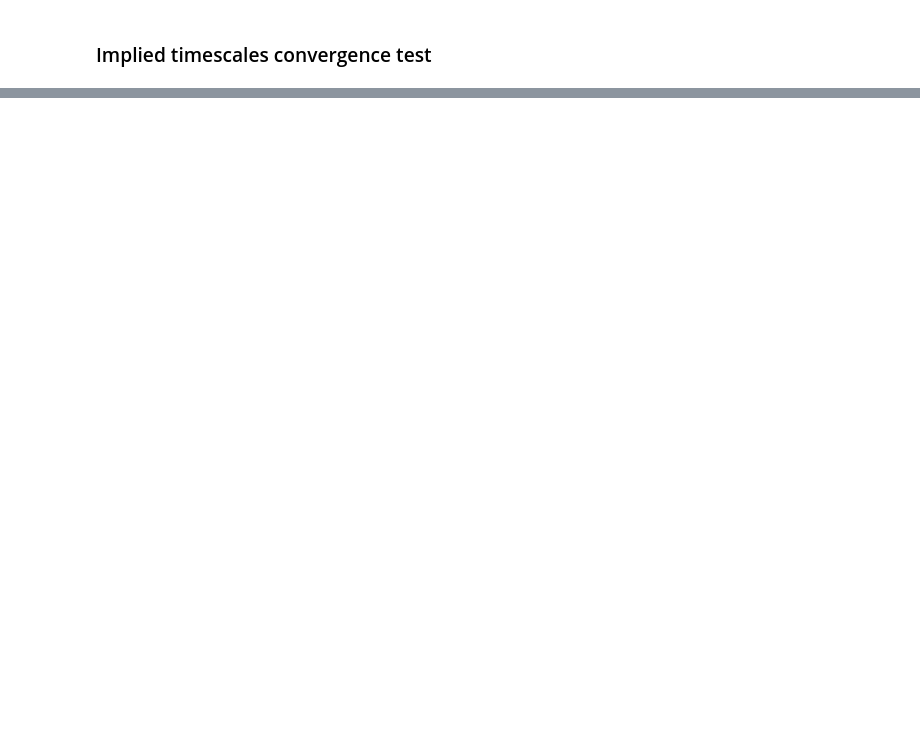
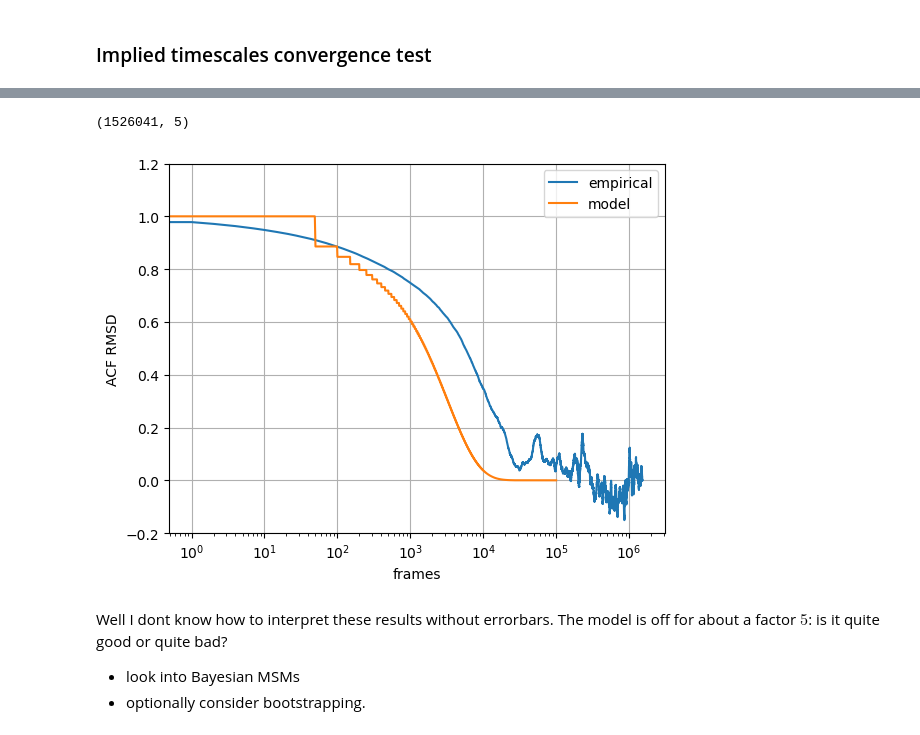
Before and after one commit to miriamzara/MSM, a Jupyter notebook: step_3_msm_construction.ipynb, the cells around one changed output, grey strips where cells are left out. Cells and saved outputs as stored; diff of their text form; code cells hidden in the pictures; blank space fills up the shorter version.

Commit message:
microstate validation done

```diff
--- a/step_3_msm_construction.ipynb
+++ b/step_3_msm_construction.ipynb
@@ -215,0 +342,20 @@ Lag this model was estimated at:  50
+# %%
+pca_traj = np.load("intermediate_outputs/mindists2_pca_5.npz")["arr_0"]
+pca_traj.shape
+# %% [output]
+(1526041, 5)
+# %%
+from tqdm.auto import tqdm
+from numpy.linalg import norm
+
+n_microstates = centers.shape[0]
+representative_frames = np.zeros(centers.shape[0])
+
+representative_frames = np.array([
+    np.argmin(norm(pca_traj - center, axis=1))
+    for center in tqdm(centers, desc="Finding representative frames")
+])
+# %%
+RMSD_timeseries = np.load("intermediate_outputs/RMSD_crystal_nm.npy")
+
+theta_array = RMSD_timeseries[representative_frames]
@@ -215,0 +400,23 @@ Lag this model was estimated at:  50
+# %%
+empirical_acf = get_empirical_autocorrelation(RMSD_timeseries)
+model_acf = get_msm_autocorrelation(theta_array, msm, times_array=np.arange(0, 100000))
+# %%
+fig, ax = plt.subplots()
+
+
+ax.plot(np.arange(len(empirical_acf)), empirical_acf, label = "empirical")
+ax.plot(np.arange(len(model_acf)), model_acf, label = "model")
+ax.legend()
+ax.set_xscale("log", base = 10)
+ax.set_ylabel("ACF RMSD")
+ax.set_xlabel("frames")
+ax.grid()
+plt.ylim(-0.2, 1.2)
+plt.show()
+# %% [output]
+[figure, added]
+# %% [markdown]
+Well I dont know how to interpret these results without errorbars. The model is off for about a factor $5$: is it quite good or quite bad?
+
+- look into Bayesian MSMs
+- optionally consider bootstrapping.
```
Also changed, not shown: parts of 13 cells of this notebook, 15 other files.
